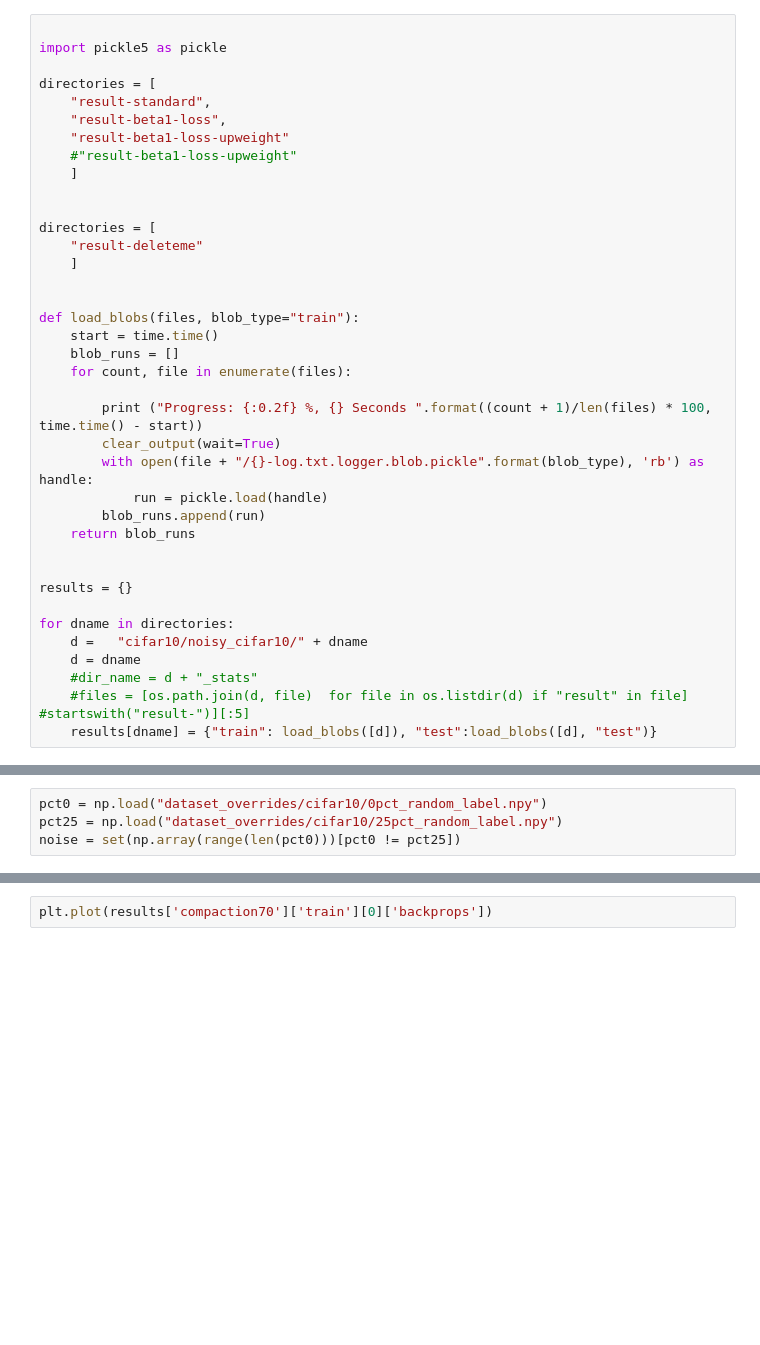
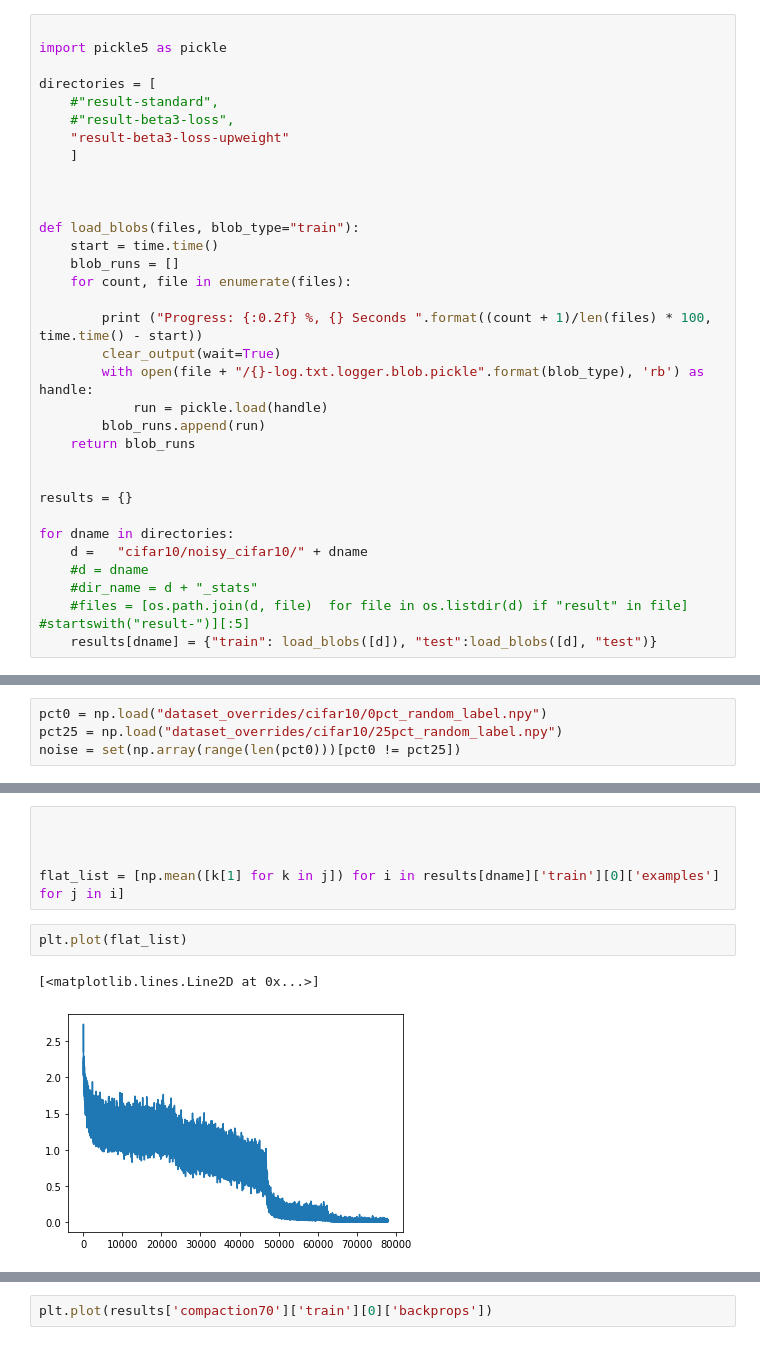
Before and after one commit to TengHu/TrainingDynamics, a Jupyter notebook: notebooks/SB.ipynb, the cells around one changed output, grey strips where cells are left out. Saved outputs shown, nothing was run; the diff lists cells and outputs as text; blank space fills up the shorter version.

```diff
--- a/notebooks/SB.ipynb
+++ b/notebooks/SB.ipynb
@@ -48,16 +44,11 @@ from IPython.display import clear_output
 import pickle5 as pickle
 
 directories = [
-    "result-standard",
-    "result-beta1-loss",
-    "result-beta1-loss-upweight"
-    #"result-beta1-loss-upweight"
+    #"result-standard",
+    #"result-beta3-loss",
+    "result-beta3-loss-upweight"
     ]
 
-
-directories = [
-    "result-deleteme"
-    ]
 
 
 def load_blobs(files, blob_type="train"):
@@ -77,7 +68,7 @@ results = {}
 
 for dname in directories:
     d =   "cifar10/noisy_cifar10/" + dname
-    d = dname
+    #d = dname
     #dir_name = d + "_stats"
     #files = [os.path.join(d, file)  for file in os.listdir(d) if "result" in file] #startswith("result-")][:5]
     results[dname] = {"train": load_blobs([d]), "test":load_blobs([d], "test")}
@@ -110,0 +91,10 @@ results[dname]['train'][0]['examples'][0][1]
+# %%
+
+
+
+flat_list = [np.mean([k[1] for k in j]) for i in results[dname]['train'][0]['examples'] for j in i]
+# %%
+plt.plot(flat_list)
+# %% [output]
+[<matplotlib.lines.Line2D at 0x...>]
+[figure, added]
```
Also changed, not shown: parts of 9 cells of this notebook, 1 other file.
